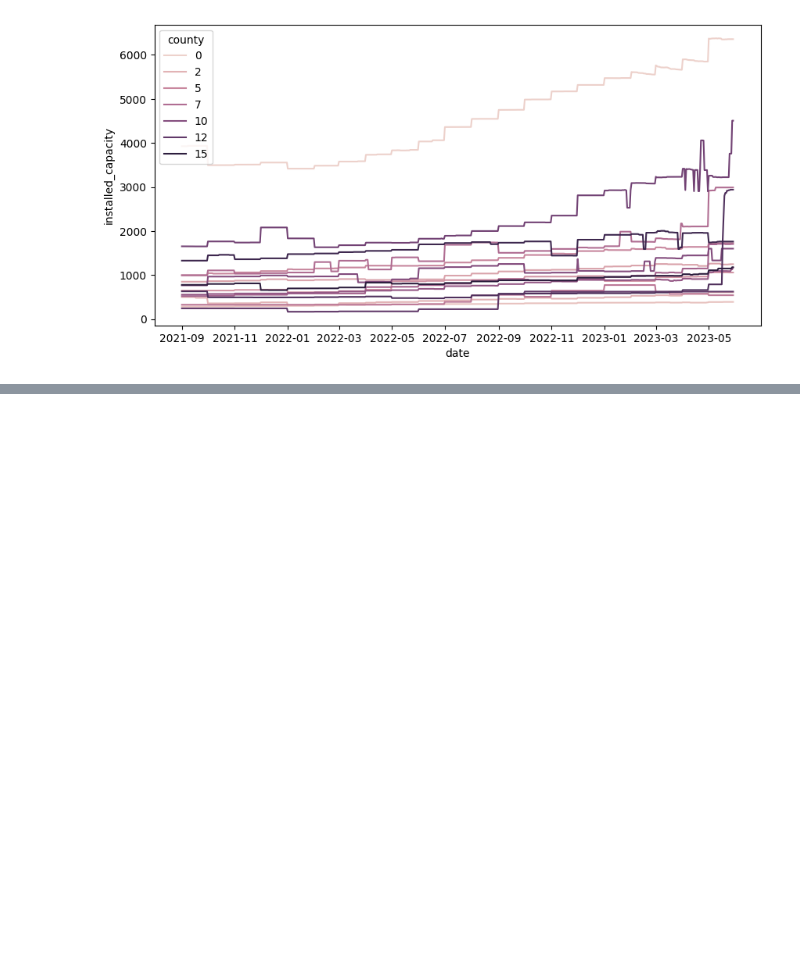
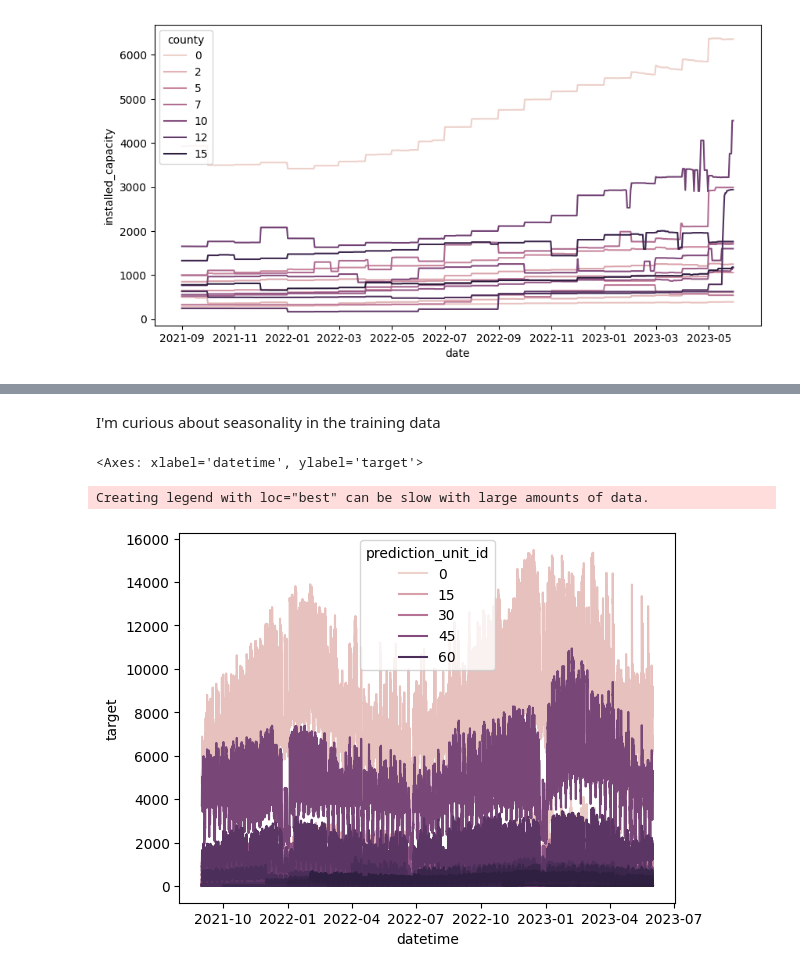
Before and after one commit to lrast/energyusageprediction, a Jupyter notebook: notebooks/0.1-ExploratoryDataAnalysis.ipynb, the cells around one changed output, grey strips where cells are left out. Drawn from its saved outputs; the diff is of its cells as text; code cells hidden in the pictures; blank space fills up the shorter version.

```diff
--- a/notebooks/0.1-ExploratoryDataAnalysis.ipynb
+++ b/notebooks/0.1-ExploratoryDataAnalysis.ipynb
@@ -192,0 +182,8 @@ Hard to read much out of the county level data. Except that we know that one cou
+# %% [markdown]
+I'm curious about seasonality in the training data
+# %%
+sns.lineplot(data.train[data.train.is_consumption == 1], x='datetime', y='target', hue='prediction_unit_id')
+# %% [output]
+<Axes: xlabel='datetime', ylabel='target'>
+Creating legend with loc="best" can be slow with large amounts of data.
+[figure, added]
```
Also changed, not shown: parts of 58 cells of this notebook, 5 other files.
